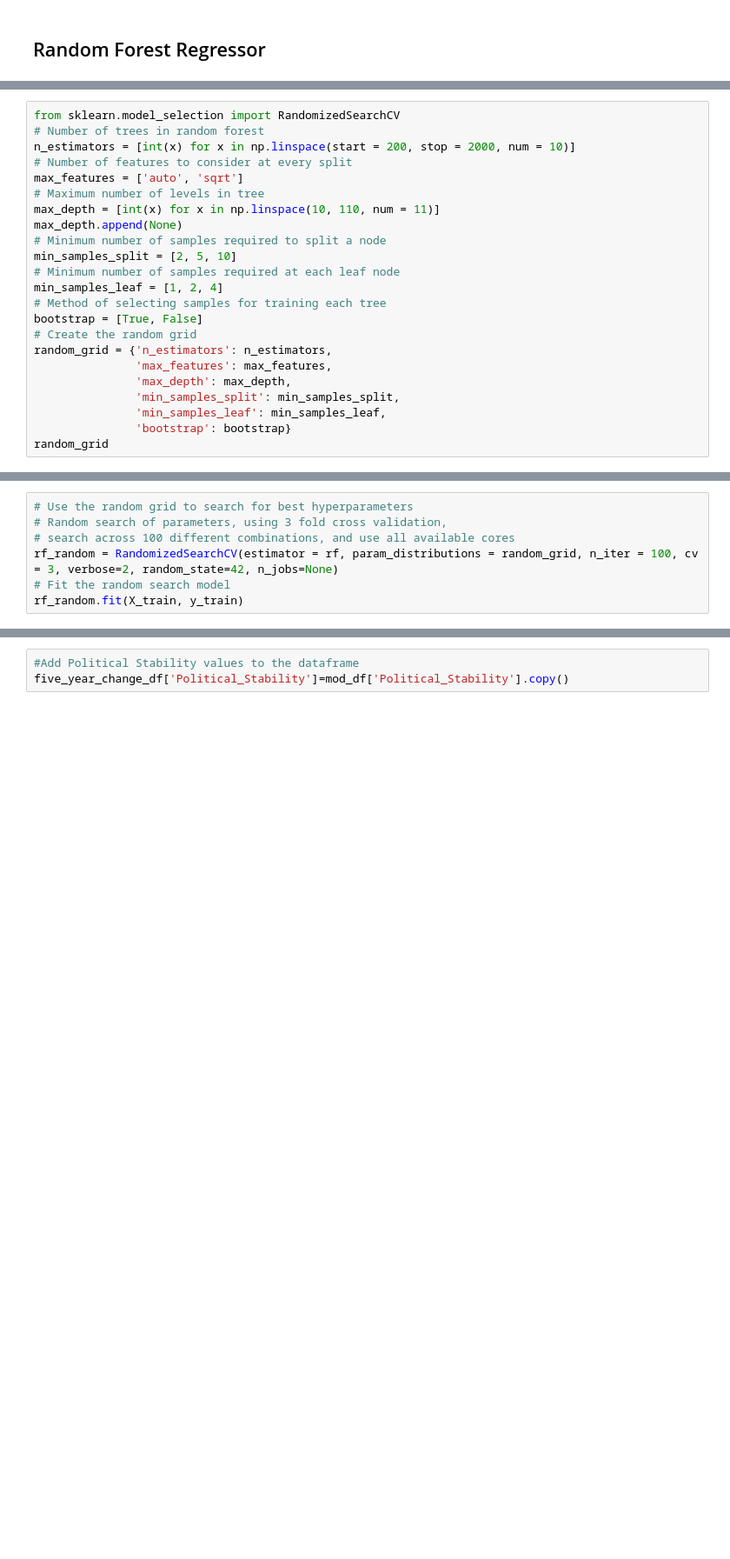
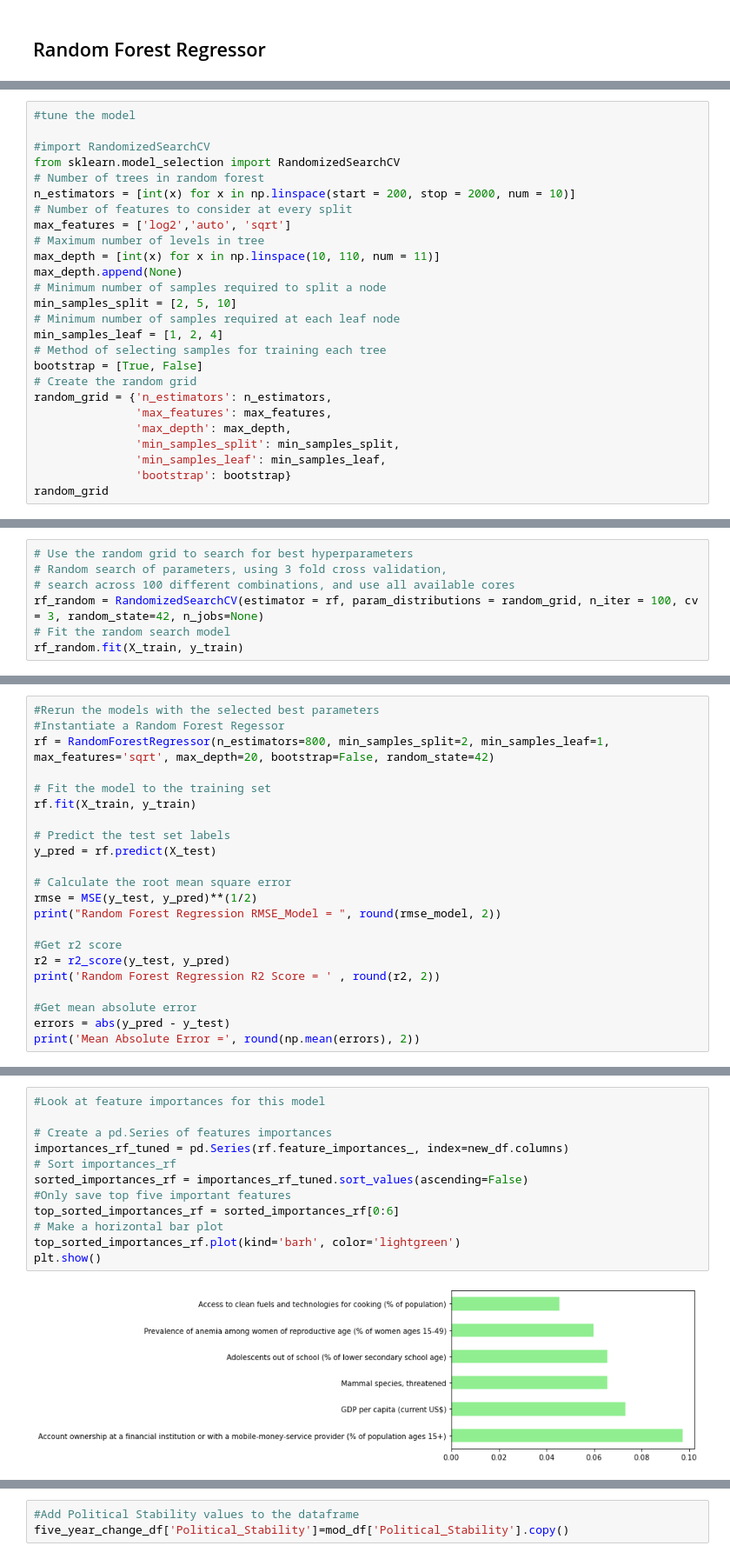
Before and after one commit to nmckinne/SustainabilityProject, a Jupyter notebook: SustainabilityGoals.ipynb, the cells around one changed output, grey strips where cells are left out. Shown at 87% size. Cells and saved outputs as stored; diff of their text form; blank space fills up the shorter version.

```diff
--- a/SustainabilityGoals.ipynb
+++ b/SustainabilityGoals.ipynb
@@ -1464,9 +1425,12 @@ rf.get_params()
 # %%
+#tune the model
+
+#import RandomizedSearchCV
 from sklearn.model_selection import RandomizedSearchCV
 # Number of trees in random forest
 n_estimators = [int(x) for x in np.linspace(start = 200, stop = 2000, num = 10)]
 # Number of features to consider at every split
-max_features = ['auto', 'sqrt']
+max_features = ['log2','auto', 'sqrt']
 # Maximum number of levels in tree
 max_depth = [int(x) for x in np.linspace(10, 110, num = 11)]
 max_depth.append(None)
@@ -1495,7 +1459,7 @@ random_grid
 # Use the random grid to search for best hyperparameters
 # Random search of parameters, using 3 fold cross validation,
 # search across 100 different combinations, and use all available cores
-rf_random = RandomizedSearchCV(estimator = rf, param_distributions = random_grid, n_iter = 100, cv = 3, verbose=2, random_state=42, n_jobs=None)
+rf_random = RandomizedSearchCV(estimator = rf, param_distributions = random_grid, n_iter = 100, cv = 3, random_state=42, n_jobs=None)
 # Fit the random search model
 rf_random.fit(X_train, y_train)
 # %% [output]
@@ -1542 +1491,23 @@ rf_random.best_params_
  'bootstrap': False}
+# %%
+#Rerun the models with the selected best parameters
+#Instantiate a Random Forest Regessor
+rf = RandomForestRegressor(n_estimators=800, min_samples_split=2, min_samples_leaf=1, max_features='sqrt', max_depth=20, bootstrap=False, random_state=42)
+
+# Fit the model to the training set
+rf.fit(X_train, y_train)
+
+# Predict the test set labels
+y_pred = rf.predict(X_test)
+
+# Calculate the root mean square error
+rmse = MSE(y_test, y_pred)**(1/2)
+print("Random Forest Regression RMSE_Model = ", round(rmse_model, 2))
+
+#Get r2 score
+r2 = r2_score(y_test, y_pred)
+print('Random Forest Regression R2 Score = ' , round(r2, 2))
+
+#Get mean absolute error
+errors = abs(y_pred - y_test)
+print('Mean Absolute Error =', round(np.mean(errors), 2))
@@ -1570,0 +1572,14 @@ Improvement of 44.96%.
+# %%
+#Look at feature importances for this model
+
+# Create a pd.Series of features importances
+importances_rf_tuned = pd.Series(rf.feature_importances_, index=new_df.columns)
+# Sort importances_rf
+sorted_importances_rf = importances_rf_tuned.sort_values(ascending=False)
+#Only save top five important features
+top_sorted_importances_rf = sorted_importances_rf[0:6]
+# Make a horizontal bar plot
+top_sorted_importances_rf.plot(kind='barh', color='lightgreen')
+plt.show()
+# %% [output]
+[figure, added]
```
Also changed, not shown: parts of 70 cells of this notebook.
